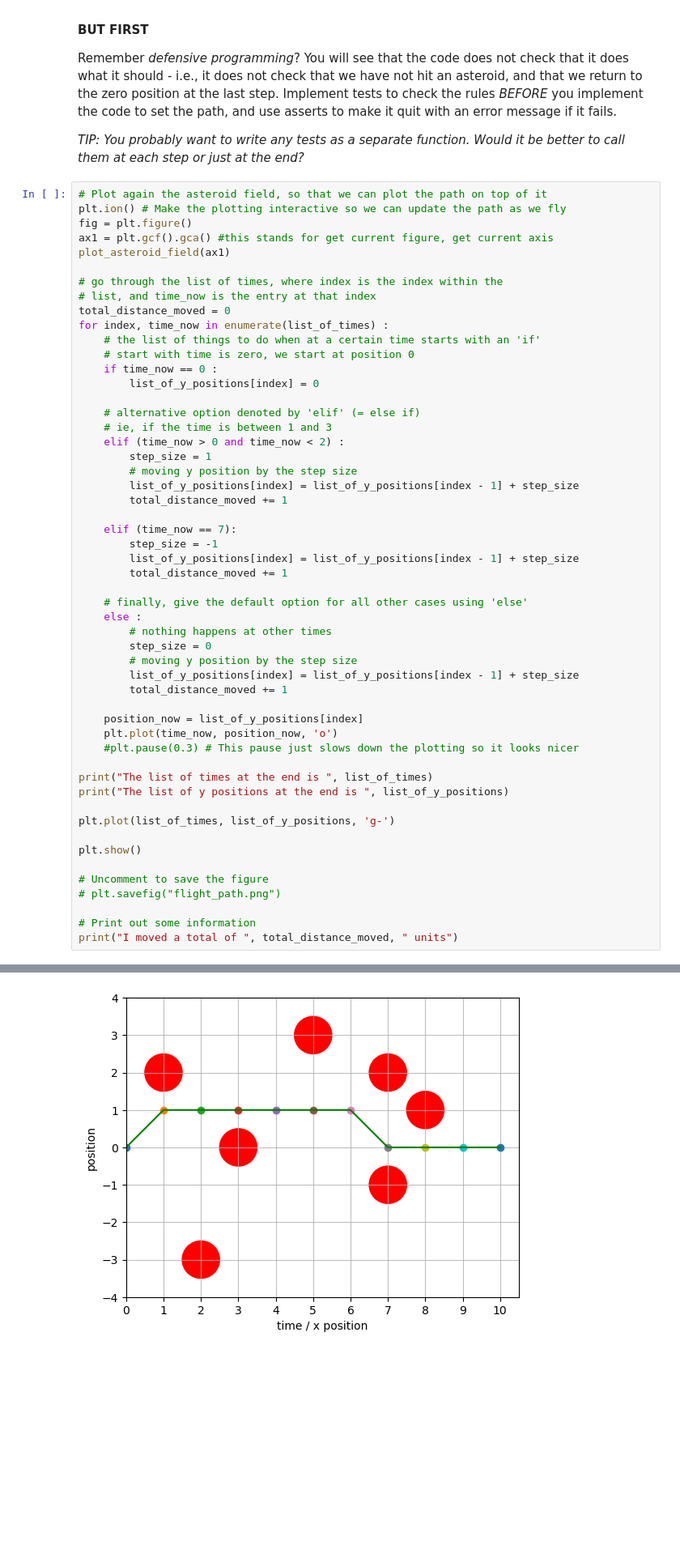
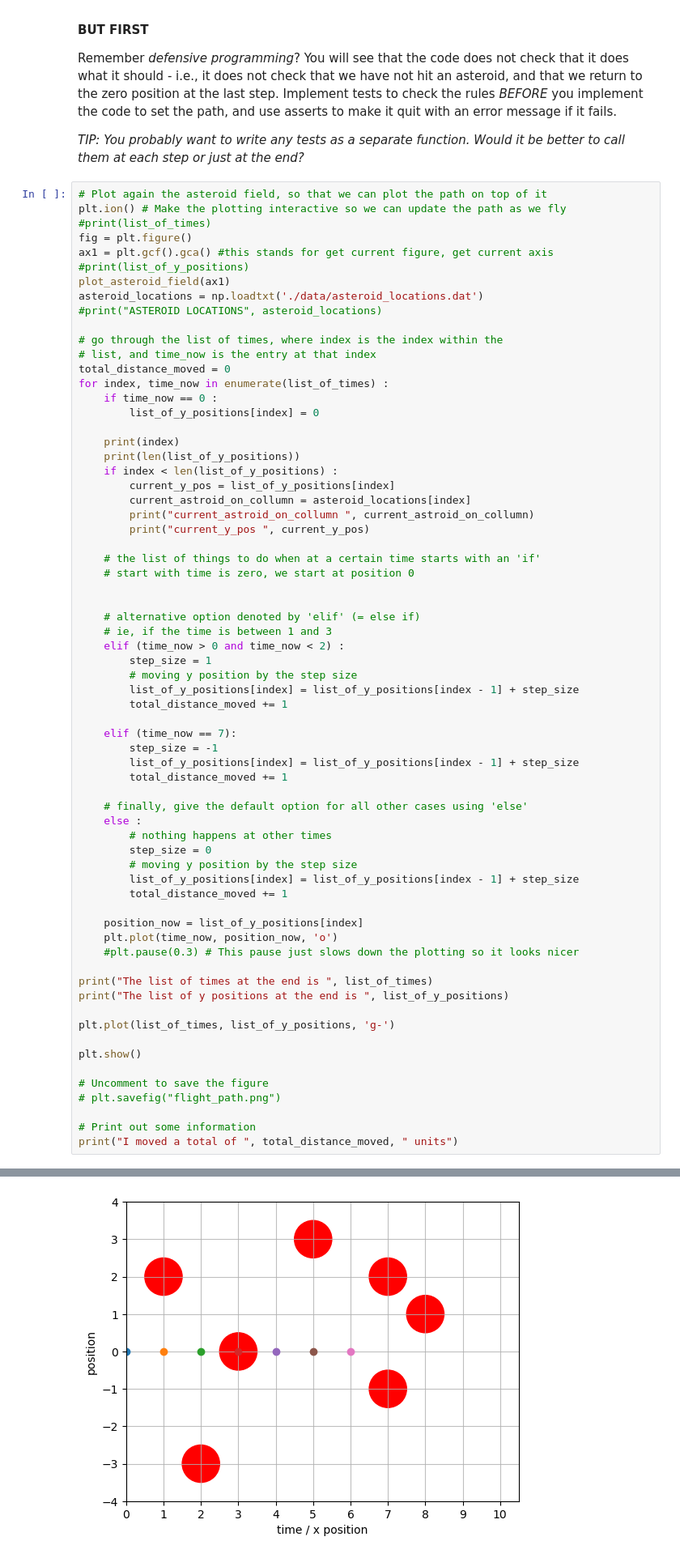
Before and after one commit to KAClough/TopicsInSciComp, a Jupyter notebook: Notebooks/Week2_LabExercises.ipynb, the cells around one changed output, grey strips where cells are left out. Shown at 81% size. Drawn from its saved outputs; the diff is of its cells as text; blank space fills up the shorter version.

```diff
--- a/Notebooks/Week2_LabExercises.ipynb
+++ b/Notebooks/Week2_LabExercises.ipynb
@@ -77,18 +77,32 @@ Remember *defensive programming*? You will see that the code does not check that
 # %%
 # Plot again the asteroid field, so that we can plot the path on top of it
 plt.ion() # Make the plotting interactive so we can update the path as we fly
+#print(list_of_times)
 fig = plt.figure()
 ax1 = plt.gcf().gca() #this stands for get current figure, get current axis
+#print(list_of_y_positions)
 plot_asteroid_field(ax1)
+asteroid_locations = np.loadtxt('./data/asteroid_locations.dat')
+#print("ASTEROID LOCATIONS", asteroid_locations)
 
 # go through the list of times, where index is the index within the
 # list, and time_now is the entry at that index
 total_distance_moved = 0
 for index, time_now in enumerate(list_of_times) :
+    if time_now == 0 :
+        list_of_y_positions[index] = 0
+
+    print(index)
+    print(len(list_of_y_positions))
+    if index < len(list_of_y_positions) :
+        current_y_pos = list_of_y_positions[index]
+        current_astroid_on_collumn = asteroid_locations[index]
+        print("current_astroid_on_collumn ", current_astroid_on_collumn)
+        print("current_y_pos ", current_y_pos)
+
     # the list of things to do when at a certain time starts with an 'if'
     # start with time is zero, we start at position 0
-    if time_now == 0 :
-        list_of_y_positions[index] = 0
+
 
     # alternative option denoted by 'elif' (= else if)
     # ie, if the time is between 1 and 3
@@ -133 +163 @@ The list of y positions at the end is  [0 1 1 1 1 1 1 0 0 0 0]
-[figure, old version]
+[figure, new version]
```
Also changed, not shown: parts of 1 cell of this notebook.
